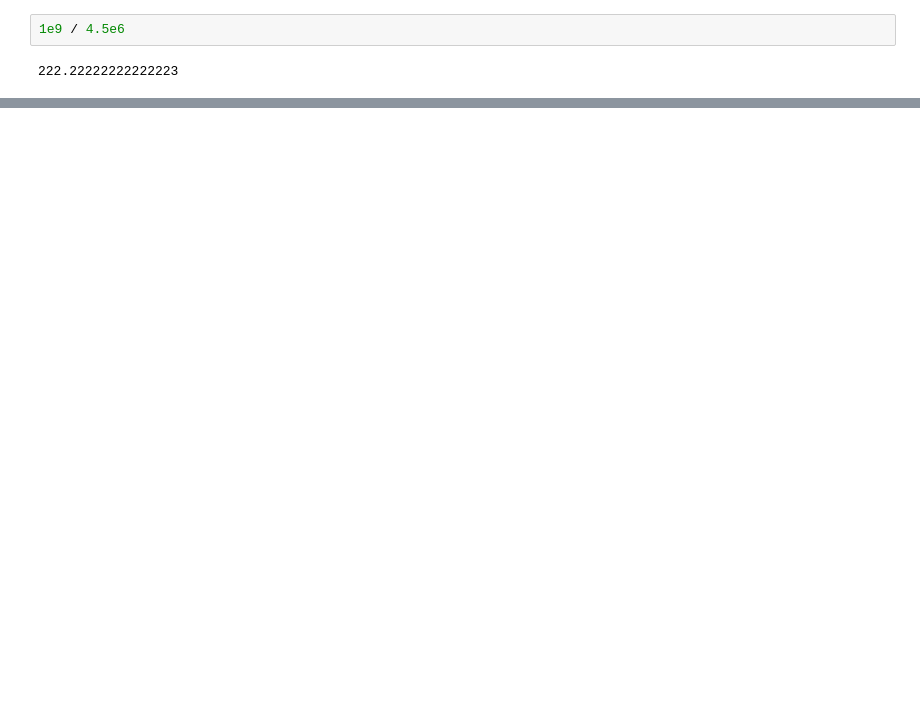
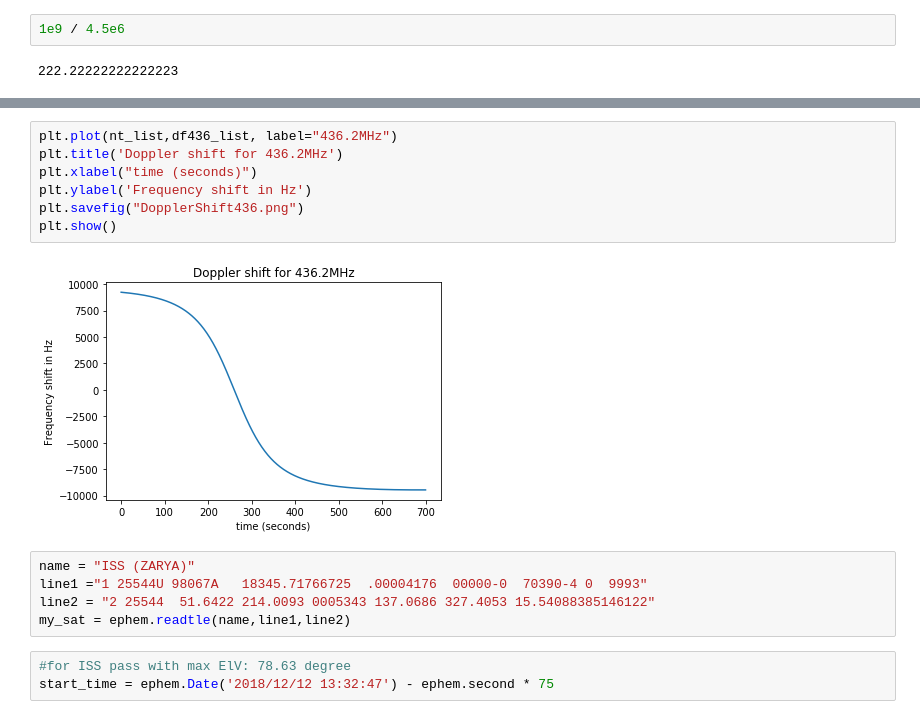
Before and after one commit to tanvirulz/clockSyncLEO, a Jupyter notebook: DopplerShiftLEO.ipynb, the cells around one changed output, grey strips where cells are left out. Saved outputs shown, nothing was run; the diff lists cells and outputs as text; blank space fills up the shorter version.

```diff
--- a/DopplerShiftLEO.ipynb
+++ b/DopplerShiftLEO.ipynb
@@ -197,0 +208,17 @@ plt.show()
+# %%
+plt.plot(nt_list,df436_list, label="436.2MHz")
+plt.title('Doppler shift for 436.2MHz')
+plt.xlabel("time (seconds)")
+plt.ylabel('Frequency shift in Hz')
+plt.savefig("DopplerShift436.png")
+plt.show()
+# %% [output]
+[figure, added]
+# %%
+name = "ISS (ZARYA)"
+line1 ="1 25544U 98067A   18345.71766725  .00004176  00000-0  70390-4 0  9993"
+line2 = "2 25544  51.6422 214.0093 0005343 137.0686 327.4053 15.54088385146122"
+my_sat = ephem.readtle(name,line1,line2)
+# %%
+#for ISS pass with max ElV: 78.63 degree
+start_time = ephem.Date('2018/12/12 13:32:47') - ephem.second * 75
```
Also changed, not shown: parts of 12 cells of this notebook, 2 other files.
